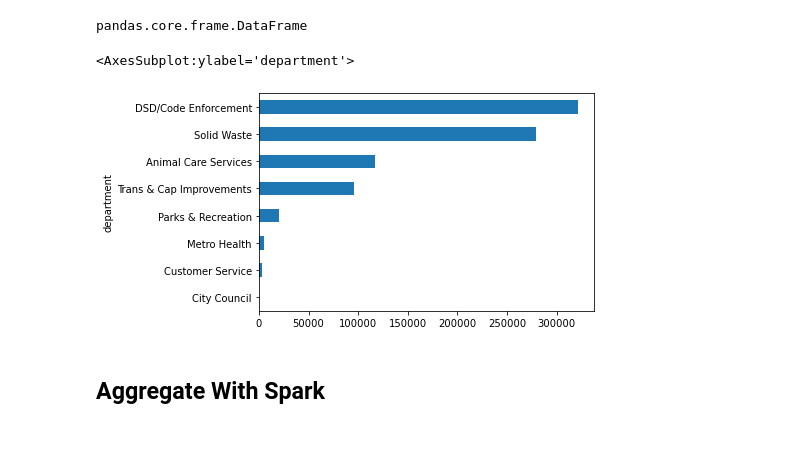
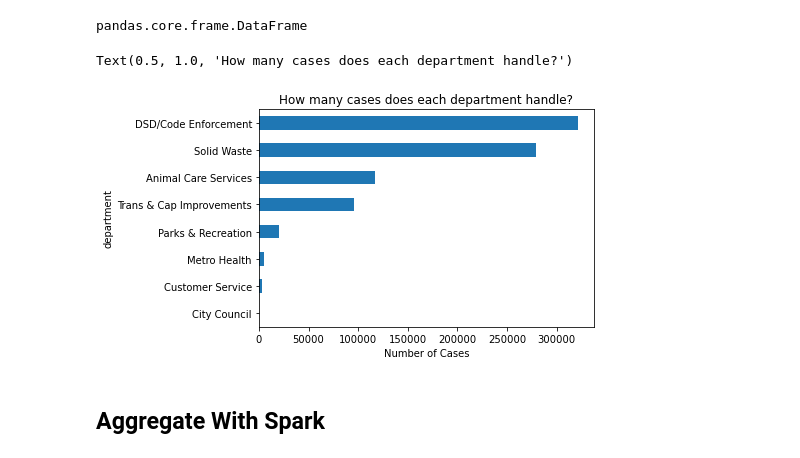
Before and after one commit to gilbert-noriega-ii/spark-exercises, a Jupyter notebook: explore_lesson_notes.ipynb, the cells around one changed output. Saved outputs shown, nothing was run; the diff lists cells and outputs as text; code cells hidden in the pictures.

```diff
--- a/explore_lesson_notes.ipynb
+++ b/explore_lesson_notes.ipynb
@@ -93,16 +92,18 @@ pandas.core.frame.DataFrame
 # %%
 (
     df.groupBy("department")
-     .count() #agg with spark
-     .toPandas() #convert to pandas df
-     .set_index('department')
-     ['count'] # a single pandas series
-     .sort_values()
-     .plot.barh()
+    .count() # aggregate with spark
+    .toPandas() # converts to a pandas dataframe
+    .set_index('department')
+    ['count'] # a single pandas series
+    .sort_values()
+    .plot.barh() # pandas built-in plotting
 )
+plt.xlabel('Number of Cases')
+plt.title('How many cases does each department handle?')
 # %% [output]
-<AxesSubplot:ylabel='department'>
+Text(0.5, 1.0, 'How many cases does each department handle?')
-[figure, old version]
+[figure, new version]
 # %% [markdown]
 ## Aggregate With Spark
 # %% [markdown]
```
Also changed, not shown: parts of 16 cells of this notebook.
